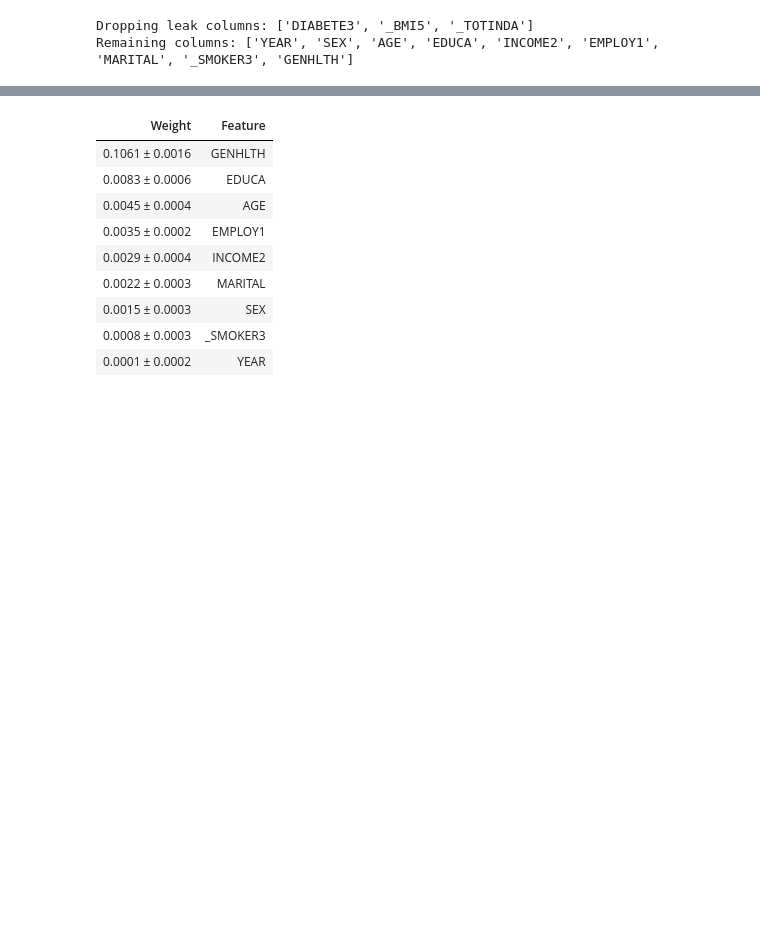
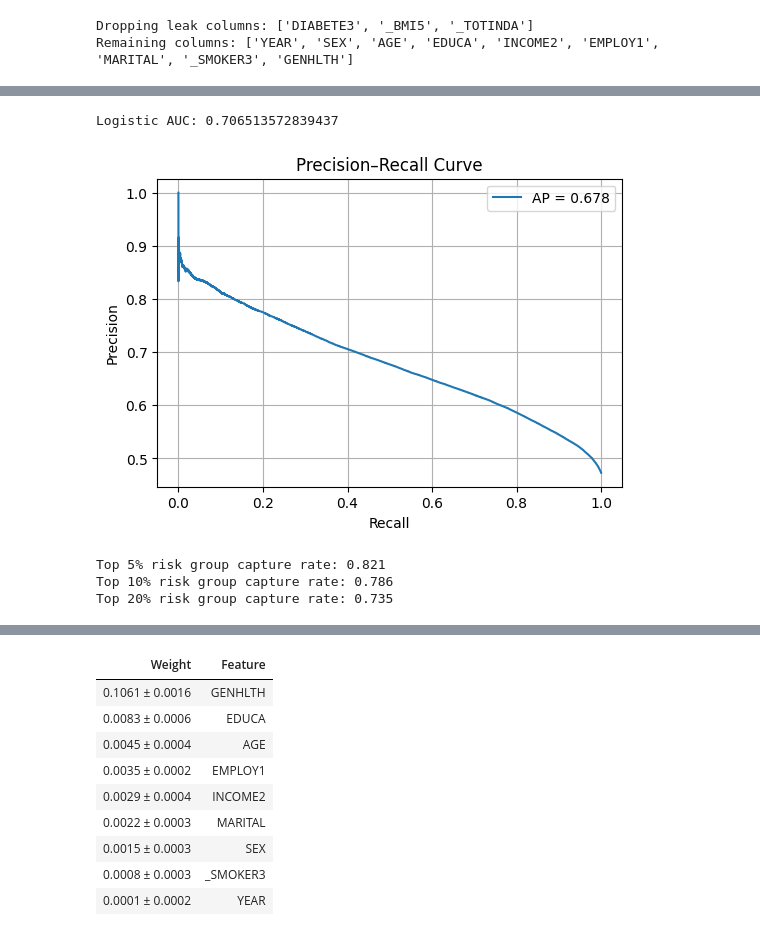
Before and after one commit to Ani511/Wellbeing-AI, a Jupyter notebook: Modelling_Healthscore.ipynb, the cells around one changed output, grey strips where cells are left out. Cells and saved outputs as stored; diff of their text form; code cells hidden in the pictures; blank space fills up the shorter version.

```diff
--- a/Modelling_Healthscore.ipynb
+++ b/Modelling_Healthscore.ipynb
@@ -107,0 +98,52 @@ AUC Score: 0.716024315832697
+# %%
+from sklearn.linear_model import LogisticRegression
+
+log_reg = Pipeline([
+    ('preprocessor', preprocessor),
+    ('classifier', LogisticRegression(max_iter=1000))
+])
+
+log_reg.fit(X_train, y_train)
+lr_prob = log_reg.predict_proba(X_test)[:,1]
+
+print("Logistic AUC:", roc_auc_score(y_test, lr_prob))
+# %% [output]
+Logistic AUC: 0.706513572839437
+# %%
+from sklearn.metrics import precision_recall_curve, average_precision_score
+import matplotlib.pyplot as plt
+
+precision, recall, thresholds = precision_recall_curve(y_test, y_prob)
+ap = average_precision_score(y_test, y_prob)
+
+plt.figure(figsize=(6,4))
+plt.plot(recall, precision, label=f'AP = {ap:.3f}')
+plt.xlabel("Recall")
+plt.ylabel("Precision")
+plt.title("Precision–Recall Curve")
+plt.legend()
+plt.grid(True)
+plt.show()
+# %% [output]
+[figure, added]
+# %%
+import pandas as pd
+import numpy as np
+
+eval_df = pd.DataFrame({
+    "y_true": y_test.values,
+    "risk_prob": y_prob
+})
+
+eval_df = eval_df.sort_values("risk_prob", ascending=False)
+
+def top_k_recall(df, k):
+    top_k = int(len(df) * k)
+    return df.iloc[:top_k]["y_true"].mean()
+
+for k in [0.05, 0.10, 0.20]:
+    print(f"Top {int(k*100)}% risk group capture rate: {top_k_recall(eval_df, k):.3f}")
+# %% [output]
+Top 5% risk group capture rate: 0.821
+Top 10% risk group capture rate: 0.786
+Top 20% risk group capture rate: 0.735
```
Also changed, not shown: parts of 15 cells of this notebook.
